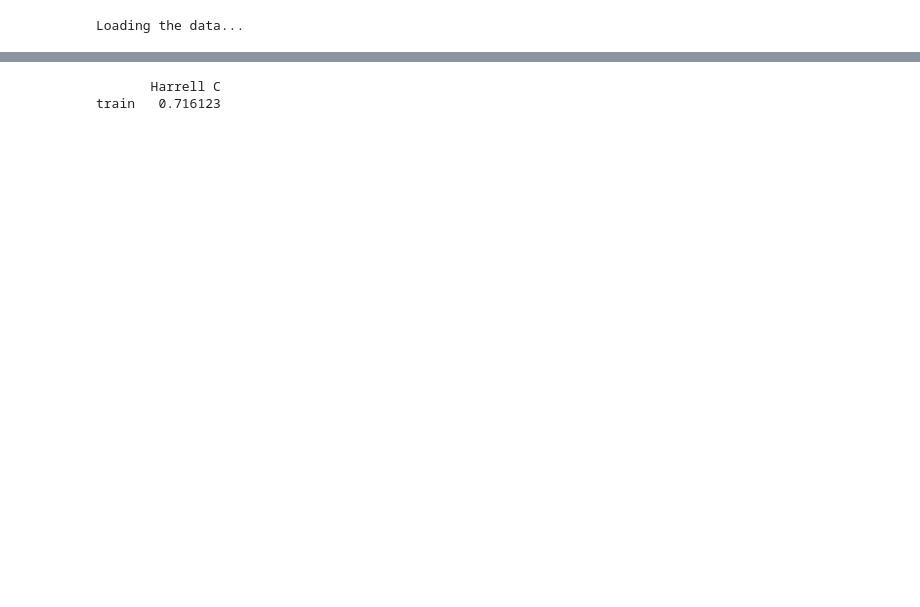
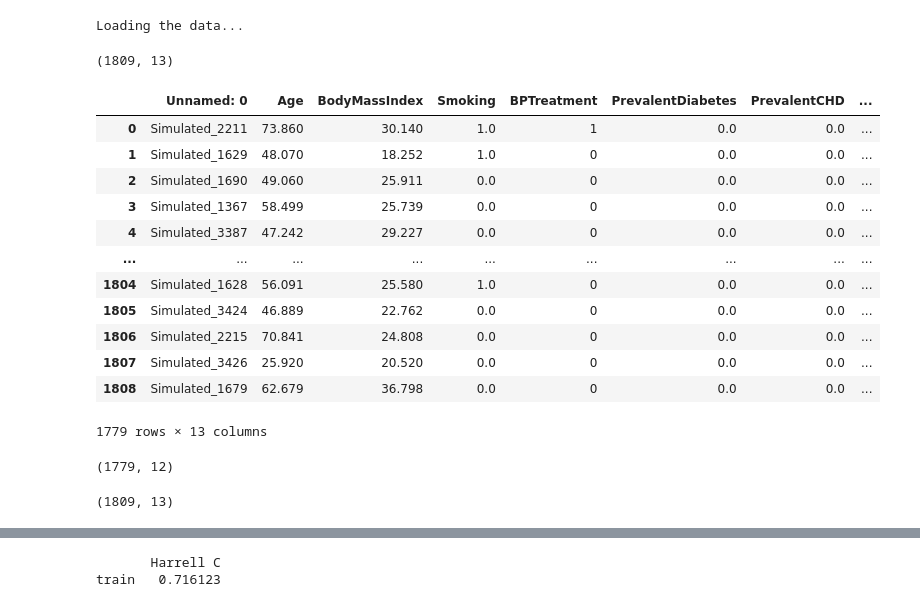
Before and after one commit to TristanFauvel/DreamHF, a Jupyter notebook: src/dev.ipynb, the cells around one changed output, grey strips where cells are left out. Drawn from its saved outputs; the diff is of its cells as text; code cells hidden in the pictures; blank space fills up the shorter version.

```diff
--- a/src/dev.ipynb
+++ b/src/dev.ipynb
@@ -20,3 +20,43 @@ pheno_df_train, pheno_df_test, readcounts_df_train, readcounts_df_test = load_da
     ROOT)
 # %% [output]
 Loading the data...
+# %%
+df = pd.read_csv(root + "/test/pheno_test.csv")
+df.shape
+# %% [output]
+(1809, 13)
+# %%
+
+if "Event" in df:
+        df.dropna(subset=["Event"], inplace=True)
+        df = df.astype({"Event": "bool"})
+
+if "Event_time" in df:
+    df.dropna(subset=["Event_time"], inplace=True)
+    df = df.astype({"Event_time": "float64"})
+# %%
+df
+# %% [output]
+|  | Unnamed: 0 | Age | BodyMassIndex | Smoking | BPTreatment | PrevalentDiabetes | PrevalentCHD | ... |
+| 0 | Simulated_2211 | 73.860 | 30.140 | 1.0 | 1 | 0.0 | 0.0 | ... |
+| 1 | Simulated_1629 | 48.070 | 18.252 | 1.0 | 0 | 0.0 | 0.0 | ... |
+| 2 | Simulated_1690 | 49.060 | 25.911 | 0.0 | 0 | 0.0 | 0.0 | ... |
+| 3 | Simulated_1367 | 58.499 | 25.739 | 0.0 | 0 | 0.0 | 0.0 | ... |
+| 4 | Simulated_3387 | 47.242 | 29.227 | 0.0 | 0 | 0.0 | 0.0 | ... |
+| ... | ... | ... | ... | ... | ... | ... | ... | ... |
+| 1804 | Simulated_1628 | 56.091 | 25.580 | 1.0 | 0 | 0.0 | 0.0 | ... |
+| 1805 | Simulated_3424 | 46.889 | 22.762 | 0.0 | 0 | 0.0 | 0.0 | ... |
+| 1806 | Simulated_2215 | 70.841 | 24.808 | 0.0 | 0 | 0.0 | 0.0 | ... |
+| 1807 | Simulated_3426 | 25.920 | 20.520 | 0.0 | 0 | 0.0 | 0.0 | ... |
+| 1808 | Simulated_1679 | 62.679 | 36.798 | 0.0 | 0 | 0.0 | 0.0 | ... |
+1779 rows × 13 columns
+# %%
+pheno_df_test.shape
+# %% [output]
+(1779, 12)
+# %%
+import pandas as pd
+pheno_df = pd.read_csv(root + "/test/pheno_test.csv")
+pheno_df.shape
+# %% [output]
+(1809, 13)
```
Also changed, not shown: parts of 10 cells of this notebook, 8 other files.
